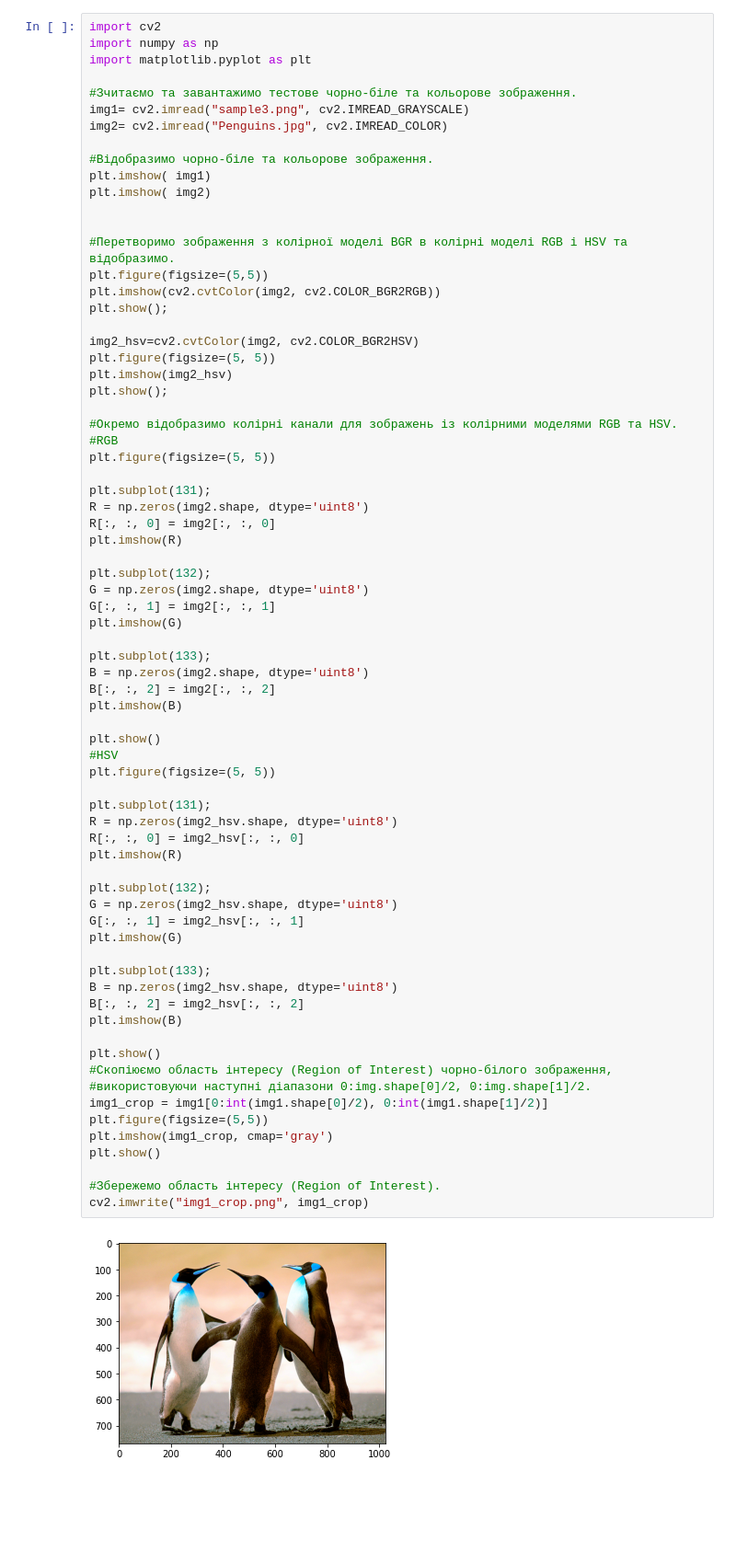
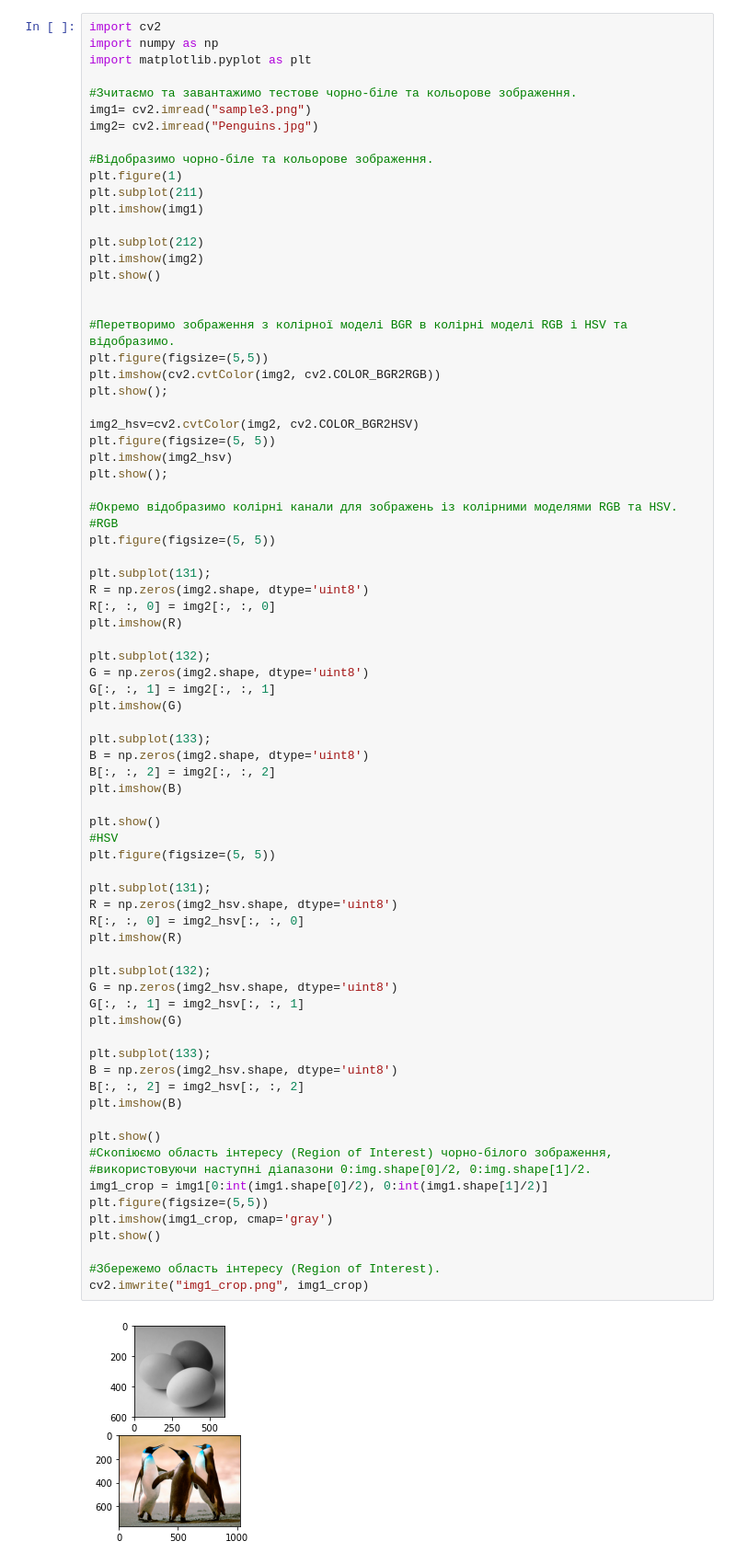
Before and after one commit to ilyakhranovskiy/Lab-mosolab-, a Jupyter notebook: Lab1.ipynb, the cells around one changed output. Shown at 92% size. Cells and saved outputs as stored; diff of their text form; blank space fills up the shorter version.

```diff
--- a/Lab1.ipynb
+++ b/Lab1.ipynb
@@ -6,12 +6,17 @@ import numpy as np
 import matplotlib.pyplot as plt
 
 #Зчитаємо та завантажимо тестове чорно-біле та кольорове зображення.
-img1= cv2.imread("sample3.png", cv2.IMREAD_GRAYSCALE)
-img2= cv2.imread("Penguins.jpg", cv2.IMREAD_COLOR)
+img1= cv2.imread("sample3.png")
+img2= cv2.imread("Penguins.jpg")
 
 #Відобразимо чорно-біле та кольорове зображення.
-plt.imshow( img1)
-plt.imshow( img2)
+plt.figure(1)
+plt.subplot(211)
+plt.imshow(img1)
+
+plt.subplot(212)
+plt.imshow(img2)
+plt.show()
 
 
 #Перетворимо зображення з колірної моделі BGR в колірні моделі RGB і HSV та відобразимо.
@@ -46,34 +51,34 @@ plt.imshow(B)
 plt.show()
 #HSV
 plt.figure(figsize=(5, 5))
 
 plt.subplot(131);
 R = np.zeros(img2_hsv.shape, dtype='uint8')
 R[:, :, 0] = img2_hsv[:, :, 0]
 plt.imshow(R)
 
 plt.subplot(132);
 G = np.zeros(img2_hsv.shape, dtype='uint8')
 G[:, :, 1] = img2_hsv[:, :, 1]
 plt.imshow(G)
 
 plt.subplot(133);
 B = np.zeros(img2_hsv.shape, dtype='uint8')
 B[:, :, 2] = img2_hsv[:, :, 2]
 plt.imshow(B)
 
 plt.show()
 #Скопіюємо область інтересу (Region of Interest) чорно-білого зображення,
 #використовуючи наступні діапазони 0:img.shape[0]/2, 0:img.shape[1]/2.
 img1_crop = img1[0:int(img1.shape[0]/2), 0:int(img1.shape[1]/2)]
 plt.figure(figsize=(5,5))
 plt.imshow(img1_crop, cmap='gray')
 plt.show()
 
 #Збережемо область інтересу (Region of Interest).
 cv2.imwrite("img1_crop.png", img1_crop)
 # %% [output]
-[figure, old version]
+[figure, new version]
 [figure]
 [figure]
 [figure]
```
Also changed, not shown: parts of 1 cell of this notebook.
